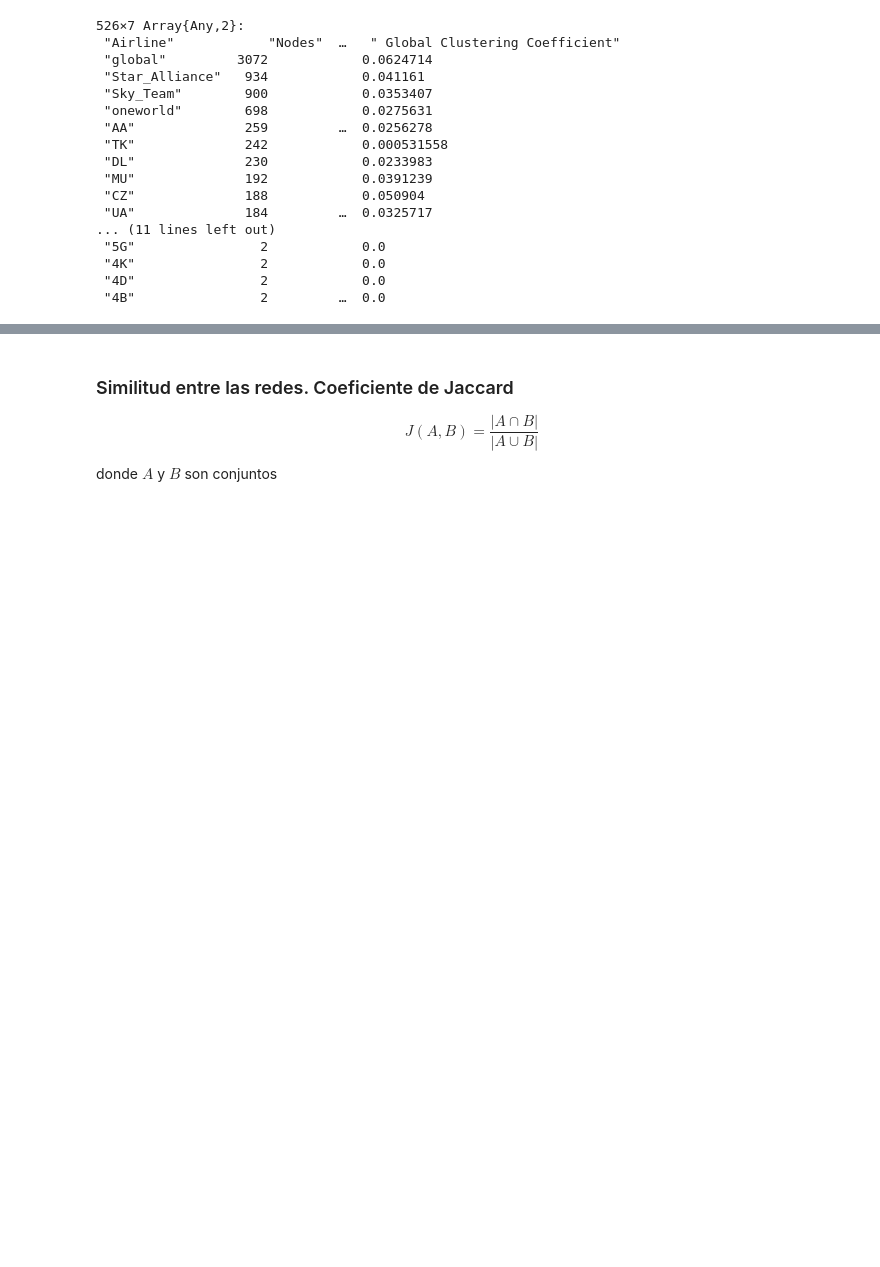
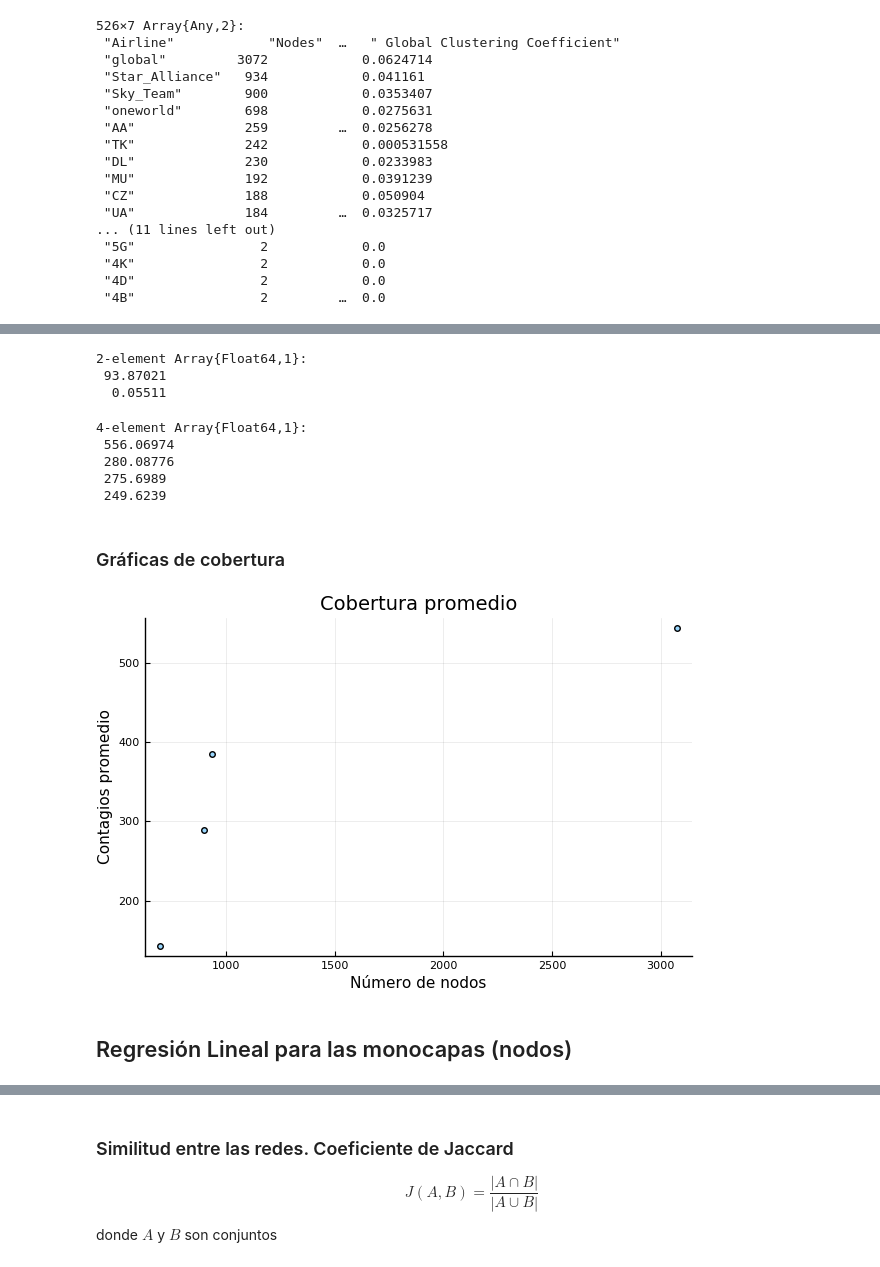
Before and after one commit to Yuriyama/Proyecto_aerolineas, a Jupyter notebook: Code/Analysis.ipynb, the cells around one changed output, grey strips where cells are left out. Cells and saved outputs as stored; diff of their text form; code cells hidden in the pictures; blank space fills up the shorter version.

Commit message:
Función para la regresión lineal

```diff
--- a/Code/Analysis.ipynb
+++ b/Code/Analysis.ipynb
@@ -128,0 +277,14 @@ tabla_info_net;
+# %%
+y_cobertura1 = Array{Float64}(undef, 0)
+
+for i in 2:5 #Desde el 2 para no tomar la primera entrada "Airlines"
+
+    airline_code = lista_aerolineas[i] #Código
+    aerolinea_cobertura = string(airline_code, "_layer_coverage.csv")
+    leo_cobertura = readdlm("/Users/yuriko/Documents/UNAM/Tesis_Lic/RESULTADOS_SCRIPT/YURIKO_TESIS/$airline_code/cobertura/$aerolinea_cobertura", Float64)
+
+    y_cobertura1 = push!(y_cobertura1, leo_cobertura[1])
+
+end
+
+return y_cobertura1
@@ -128,0 +299,4 @@ tabla_info_net;
+# %%
+columna_nodo = tabla_info_net[:,2]
+x1 = columna_nodo[2:5]
+x1 = convert(Array{Int64,1}, x1)
@@ -128,0 +367,36 @@ tabla_info_net;
+# %%
+round.(stderror(cov1), digits=5)
+# %% [output]
+2-element Array{Float64,1}:
+ 93.87021
+  0.05511
+# %%
+round.(predict(cov1), digits=5)
+# %% [output]
+4-element Array{Float64,1}:
+ 556.06974
+ 280.08776
+ 275.6989
+ 249.6239
+# %% [markdown]
+### Gráficas de cobertura
+# %%
+#x = ["Global", "Star Alliance", "Sky Team", "oneworld"]
+x = x1
+#@show x
+y = y_cobertura1
+#@show y
+scatter(x, y,
+    #color = "#0f87bf",
+    title = "Cobertura promedio",
+    xlabel = "Número de nodos",
+    ylabel = "Contagios promedio",
+    legend = false,
+    #size = (500,500),
+    #aspect_ratio= 1,
+    alpha = 0.4)
+#
+# %% [output]
+[figure, added]
+# %% [markdown]
+## Regresión Lineal para las monocapas (nodos)
```
Also changed, not shown: parts of 101 cells of this notebook.
